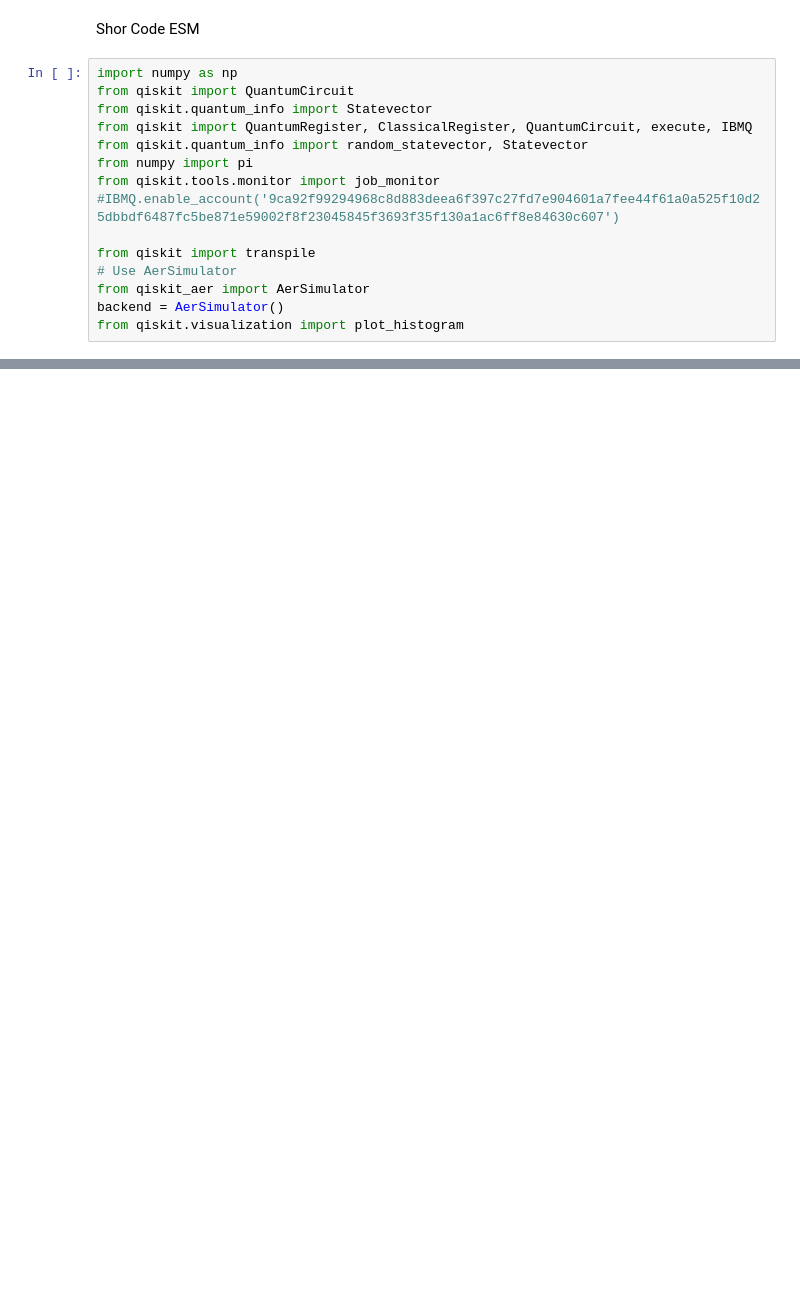
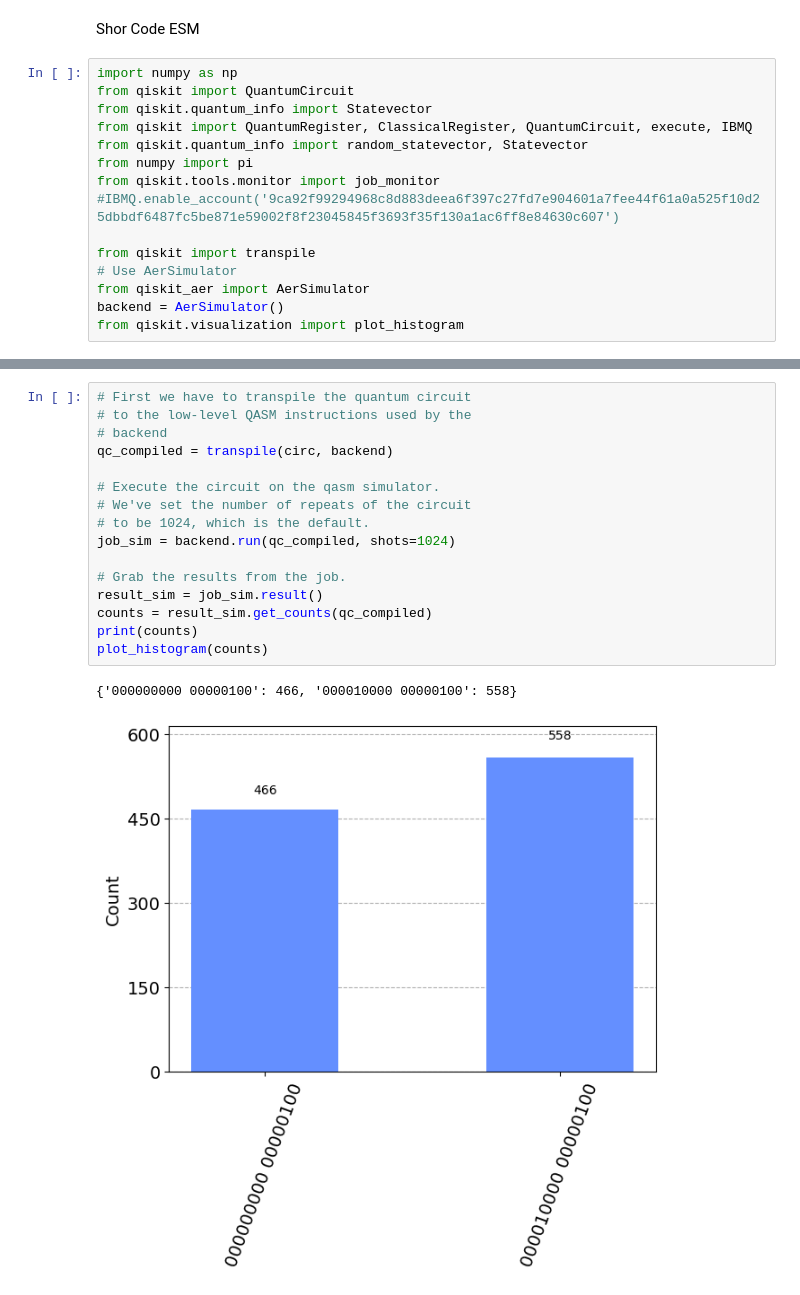
Before and after one commit to TomViiv/QuantumSummerSchool, a Jupyter notebook: ErrorCorrection.ipynb, the cells around one changed output, grey strips where cells are left out. Saved outputs shown, nothing was run; the diff lists cells and outputs as text; blank space fills up the shorter version.

```diff
--- a/ErrorCorrection.ipynb
+++ b/ErrorCorrection.ipynb
@@ -204,0 +210,19 @@ ancilla =  000000000 00000100
+# %%
+# First we have to transpile the quantum circuit
+# to the low-level QASM instructions used by the
+# backend
+qc_compiled = transpile(circ, backend)
+
+# Execute the circuit on the qasm simulator.
+# We've set the number of repeats of the circuit
+# to be 1024, which is the default.
+job_sim = backend.run(qc_compiled, shots=1024)
+
+# Grab the results from the job.
+result_sim = job_sim.result()
+counts = result_sim.get_counts(qc_compiled)
+print(counts)
+plot_histogram(counts)
+# %% [output]
+{'000000000 00000100': 466, '000010000 00000100': 558}
+[figure, added]
```
Also changed, not shown: parts of 6 cells of this notebook.
